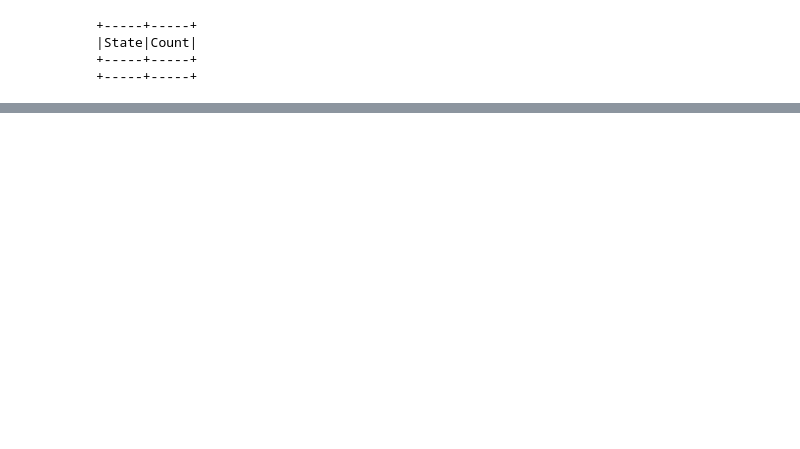
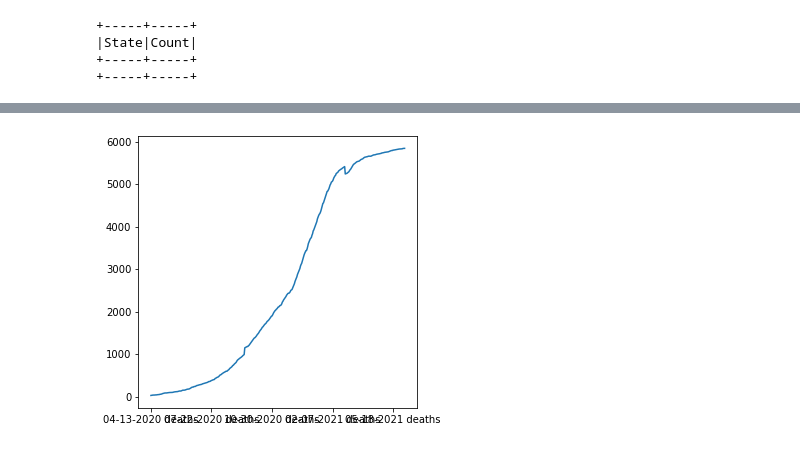
Before and after one commit to andrewargaez1/Covid-cause-and-effect, a Jupyter notebook: Untitled.ipynb, the cells around one changed output, grey strips where cells are left out. Cells and saved outputs as stored; diff of their text form; code cells hidden in the pictures; blank space fills up the shorter version.

```diff
--- a/Untitled.ipynb
+++ b/Untitled.ipynb
@@ -114,12 +100,12 @@ for k,v in sorted(twenty.items()):
     df['Lat']= v['Lat']
     df['Long']= v['Long_']
     break
-df.drop(index=[8,12,13,42,55,56,57,58], inplace=True)
+df.sort_values(by='States')
+df.drop(index=[2,9,13,14,39,42,52,58], inplace=True)
 # %%
 new_df= df.merge(pop_density['Density per square mile of land area'], on=pop_density['States'], how='left')
 new_df.drop(columns='key_0', inplace=True)
 new_df1= new_df.merge(poli_leader['party'], on=pop_density['States'], how='left')
 new_df1.drop(columns='key_0', inplace=True)
 new_df2= new_df1.merge(cit_100['Cities_100'], on=pop_density['States'], how='inner')
-
-print(new_df2)
+new_df2.drop(columns='key_0', inplace=True)
@@ -131,8 +112,19 @@ KeyError: 0                  Alabama
+# %%
+for k,v in sorted(twenty.items()):
+    v.sort_values(by='Province_State')
+    v.drop(index=[2,9,13,14,39,42,52], inplace=True)
+    v.index=range(0,len(v))
+for k,v in sorted(twentyone.items()):
+    v.sort_values(by='Province_State')
+    v.drop(index=[2,9,13,14,39,42,52], inplace=True)
+    v.index=range(0,len(v))
 # %%
 for k,v in sorted(twenty.items()):
-    new_df1[k + ' confirmed'] = v['Confirmed']
-    new_df1[k + ' deaths'] = v['Deaths']
+    #lst.append(v['Confirmed'])
+    #lst.append(v['Deaths'])
+    new_df2[k + ' confirmed'] = v['Confirmed']
+    new_df2[k + ' deaths'] = v['Deaths']
 
 for k,v in sorted(twentyone.items()):
-    new_df1[k + ' confirmed'] = v['Confirmed']
-    new_df1[k + ' deaths'] = v['Deaths']
+    new_df2[k + ' confirmed'] = v['Confirmed']
+    new_df2[k + ' deaths'] = v['Deaths']
@@ -159,0 +154,5 @@ new_df1
+# %%
+confirmed_deaths=new_df2.iloc[3,7::2]
+confirmed_deaths.T.plot(figsize=(5,5));
+# %% [output]
+[figure, added]
```
Also changed, not shown: parts of 12 cells of this notebook.
